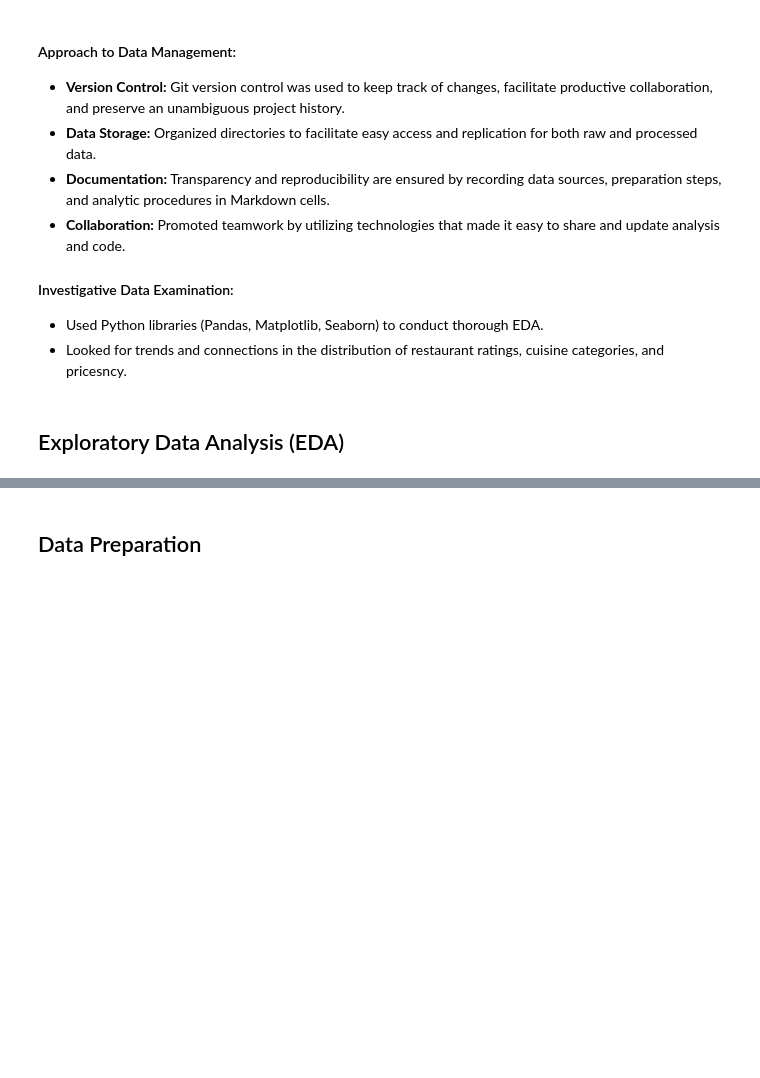
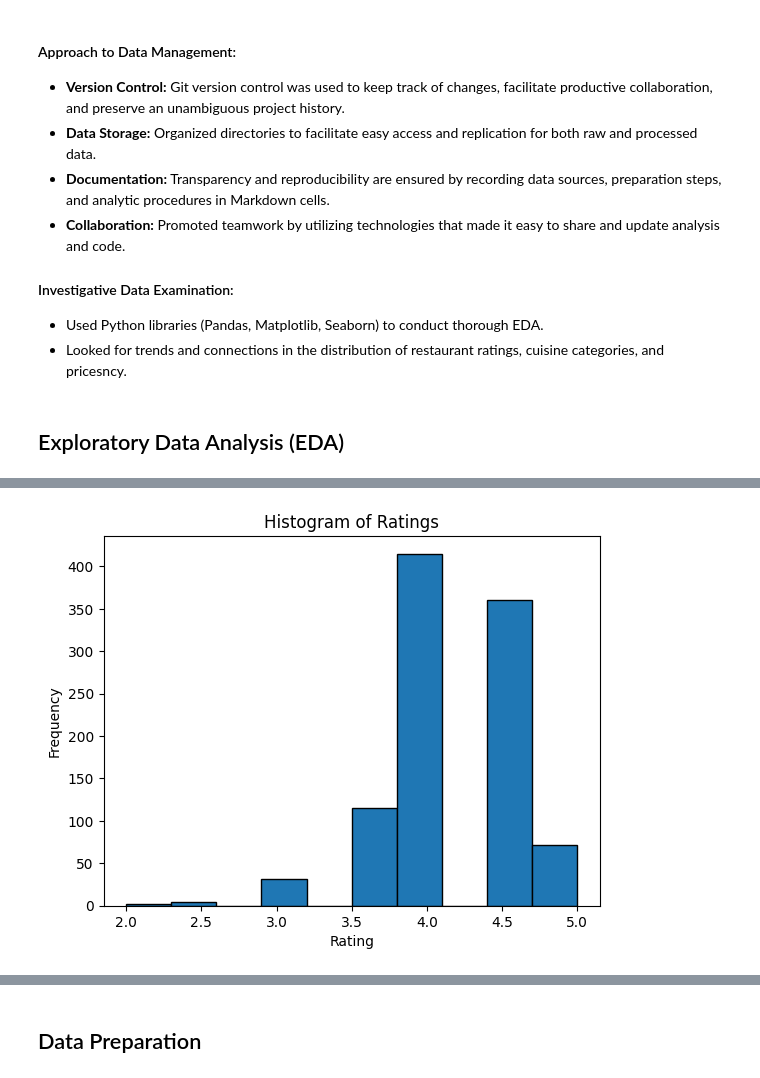
Before and after one commit to benbesthof/goodrestaurants, a Jupyter notebook: goodrestaurants.ipynb, the cells around one changed output, grey strips where cells are left out. Drawn from its saved outputs; the diff is of its cells as text; code cells hidden in the pictures; blank space fills up the shorter version.

```diff
--- a/goodrestaurants.ipynb
+++ b/goodrestaurants.ipynb
@@ -89,0 +165,16 @@ Restaurant owners, food fans, and culinary specialists will all gain from this s
+# %%
+from src.restaurant_analysis.rest_summary import DataSummary
+# Read the CSV file into a DataFrame
+df_restaurants = pd.read_csv('restaurants_data.csv')
+
+# Create an instance of the DataSummary class
+data_summary = DataSummary(df_restaurants)
+
+# Display the first and last five rows of the data
+print("\nFirst 5 columns:")
+data_summary.display_head()
+print("\nLast 5 columns:")
+data_summary.display_tail()
+
+# Get the shape of the data
+print(f"Data Shape: {data_summary.get_shape()}")
@@ -89,0 +239,7 @@ Restaurant owners, food fans, and culinary specialists will all gain from this s
+# %%
+# Create an instance of ExploratoryDataAnalysis with your DataFrame
+eda = ExploratoryDataAnalysis(df_restaurants)
+
+# Average rating by cuisine
+avg_rating_cuisine = eda.average_rating_by_category('cuisine')
+print("Average Rating by Cuisine:\n", avg_rating_cuisine)
@@ -89,0 +268,5 @@ Restaurant owners, food fans, and culinary specialists will all gain from this s
+# %%
+# Histogram of Ratings
+eda.plot_rating_distribution()
+# %% [output]
+[figure, added]
```
Also changed, not shown: parts of 23 cells of this notebook, 3 other files.
